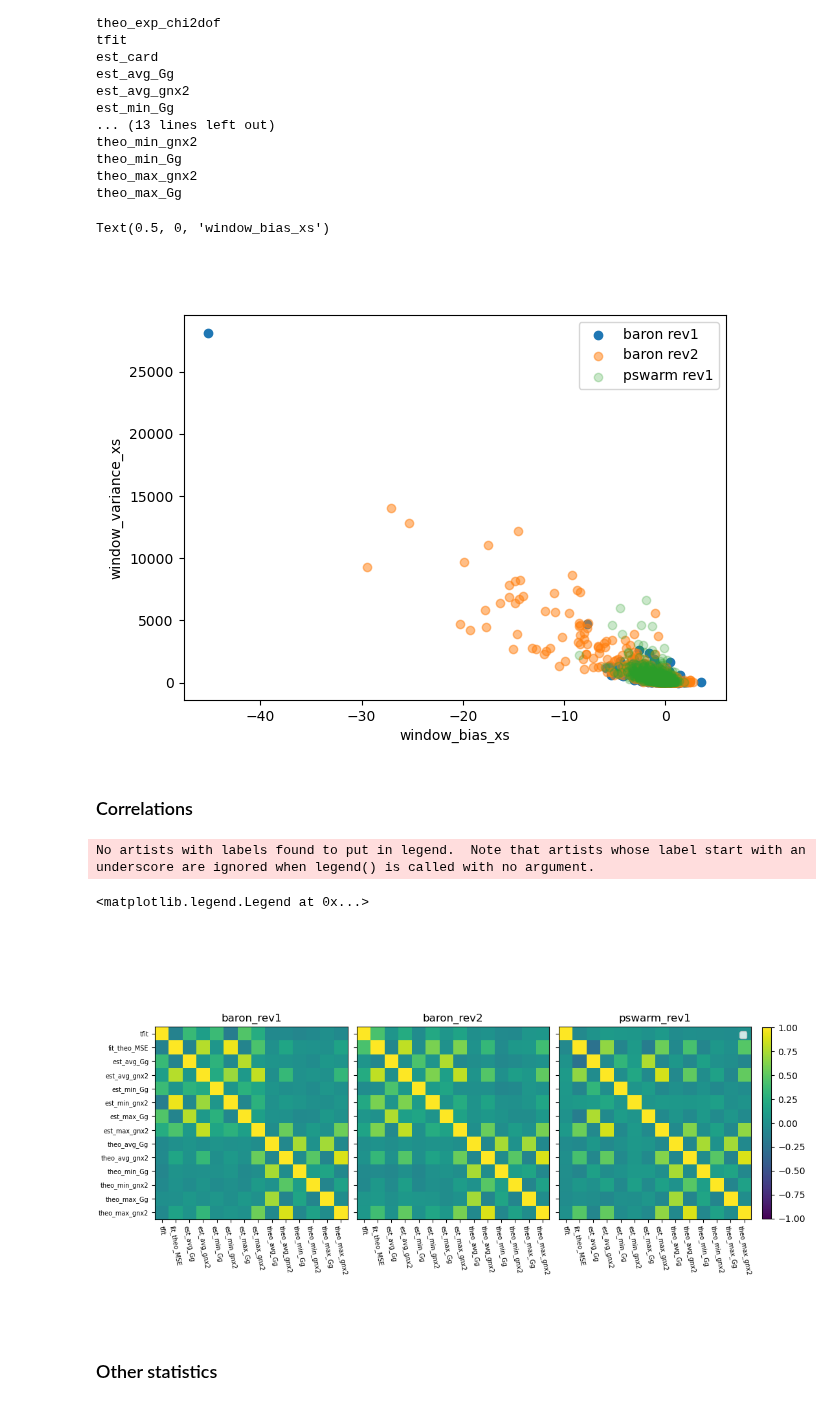
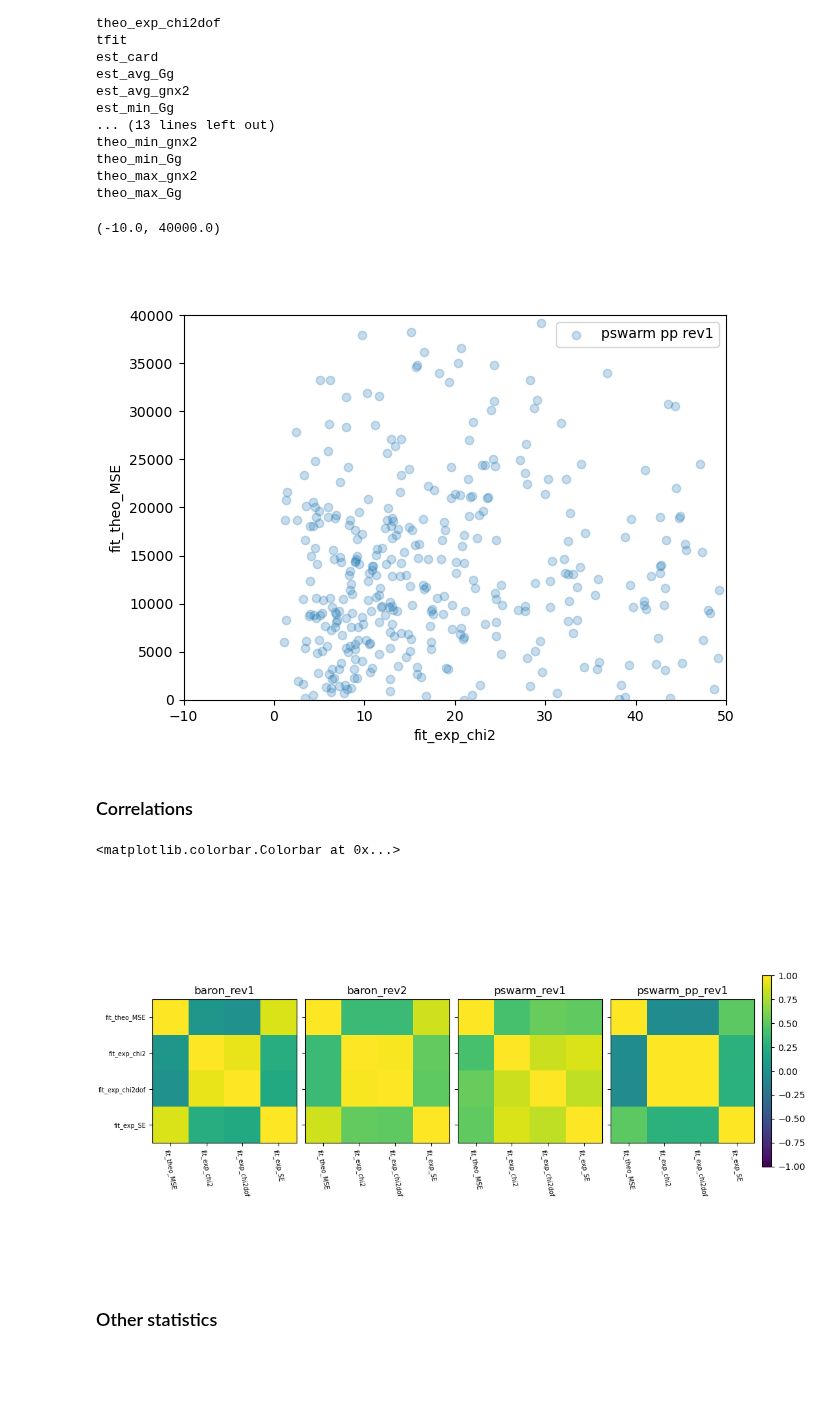
Before and after one commit to Naww137/ATARI, a Jupyter notebook: examples/UserExample_PiTFAll.ipynb, the cells around one changed output. Drawn from its saved outputs; the diff is of its cells as text; code cells hidden in the pictures; blank space fills up the shorter version.

```diff
--- a/examples/UserExample_PiTFAll.ipynb
+++ b/examples/UserExample_PiTFAll.ipynb
@@ -75,7 +75,7 @@ print(len(exp.energy_domain))
 # run a performance test with the PiTFAll module
 
 # case_file = './perf_test_baron'
-case_file = '/Users/noahwalton/Documents/GitHub/ATARI/Fitting/perf_test_baron.hdf5'
+case_file = '/Users/noahwalton/Documents/GitHub/ATARI/Fitting/perf_test_case1.hdf5'
 # case_file = '/Users/noahwalton/Documents/GitHub/ATARI/Fitting/perf_test_static_window_ladder.hdf5'
 # case_file = './test.hdf5'
 
@@ -158,4 +164,6 @@ Please run samples 0-500
 integral_FoMs_baron_rev1, integral_par_FoMs_baron_rev1, bv_pw_inwindow_baron_rev1, syndat_data_baron_rev1, printout_baron_rev1 = perf_test.analyze(Ta_pair, exp, 'baron')
 integral_FoMs_baron_rev2, integral_par_FoMs_baron_rev2, bv_pw_inwindow_baron_rev2, syndat_data_baron_rev2, printout_baron_rev2 = perf_test.analyze(Ta_pair, exp, 'baron_rev2')
 integral_FoMs_pswarm_rev1, integral_par_FoMs_pswarm_rev1, bv_pw_inwindow_pswarm_rev1, syndat_data_pswarm_rev1, printout_pswarm_rev1 = perf_test.analyze(Ta_pair, exp, 'pswarm_rev1')
+
+integral_FoMs_pswarm_pp_rev1, integral_par_FoMs_pswarm_pp_rev1, bv_pw_inwindow_pswarm_pp_rev1, syndat_data_pswarm_pp_rev1, printout_pswarm_pp_rev1 = perf_test.analyze(Ta_pair, exp, 'pswarm_pp_rev1')
 # pd.read_hdf(case_file, 'integral_FoMs')
@@ -230,6 +257,11 @@ joined_df_pswarm_rev1 = pd.concat([integral_FoMs_pswarm_rev1,
                                    bv_pw_inwindow_pswarm_rev1,
                                    syndat_data_pswarm_rev1],    axis=1)
 
+joined_df_pswarm_pp_rev1 = pd.concat([integral_FoMs_pswarm_pp_rev1,
+                                   integral_par_FoMs_pswarm_pp_rev1,
+                                   bv_pw_inwindow_pswarm_pp_rev1,
+                                   syndat_data_pswarm_pp_rev1],    axis=1)
+
 
 [print(each) for each in joined_df_baron_rev1.keys()];
 # %% [output]
@@ -251,71 +283,74 @@ theo_min_Gg
 theo_max_gnx2
 theo_max_Gg
 # %%
-x = 'window_bias_xs'
-y = 'window_variance_xs'
+x = 'fit_exp_chi2'
+y = 'fit_theo_MSE'
 
 figure(figsize=(7,5))
-scatter(joined_df_baron_rev1[x], joined_df_baron_rev1[y], label='baron rev1')
-scatter(joined_df_baron_rev2[x], joined_df_baron_rev2[y], label='baron rev2',alpha=0.5)
-scatter(joined_df_pswarm_rev1[x], joined_df_pswarm_rev1[y], label='pswarm rev1',alpha=0.25)
+# scatter(joined_df_baron_rev1[x], joined_df_baron_rev1[y], label='baron rev1')
+# scatter(joined_df_baron_rev2[x], joined_df_baron_rev2[y], label='baron rev2',alpha=0.5)
+# scatter(joined_df_pswarm_rev1[x], joined_df_pswarm_rev1[y], label='pswarm rev1',alpha=0.25)
+scatter(joined_df_pswarm_pp_rev1[x], joined_df_pswarm_pp_rev1[y], label='pswarm pp rev1',alpha=0.25)
 legend()
 ylabel(y)
 xlabel(x)
+xlim([-10,50])
+ylim([-10,40000])
 # %% [output]
-Text(0.5, 0, 'window_bias_xs')
+(-10.0, 40000.0)
-[figure, old version]
+[figure, new version]
 # %% [markdown]
 ### Correlations
 # %%
-# FoM_of_interest = ['tfit', 'fit_theo_MSE', 'fit_exp_chi2', 'theo_exp_chi2', 'window_bias_xs','window_variance_xs', 'NumEpts','NumRes', 'est_card', \
+FoM_of_interest = ['fit_theo_MSE', 'fit_exp_chi2', 'fit_exp_chi2dof', 'fit_exp_SE']#,'tfit','NumEpts','NumRes', 'est_card']
+# FoM_of_interest = ['tfit', 'fit_theo_MSE', \
 #                    'est_avg_Gg', 'est_avg_gnx2', 'est_min_Gg', 'est_min_gnx2','est_max_Gg', 'est_max_gnx2', \
 #                    'theo_avg_Gg', 'theo_avg_gnx2', 'theo_min_Gg', 'theo_min_gnx2', 'theo_max_Gg', 'theo_max_gnx2']
-FoM_of_interest = ['tfit', 'fit_theo_MSE', \
-                   'est_avg_Gg', 'est_avg_gnx2', 'est_min_Gg', 'est_min_gnx2','est_max_Gg', 'est_max_gnx2', \
-                   'theo_avg_Gg', 'theo_avg_gnx2', 'theo_min_Gg', 'theo_min_gnx2', 'theo_max_Gg', 'theo_max_gnx2']
 filtered_joined_df_baron_rev1 = joined_df_baron_rev1[FoM_of_interest]
 filtered_joined_df_baron_rev2 = joined_df_baron_rev2[FoM_of_interest]
 filtered_joined_df_pswarm_rev1 = joined_df_pswarm_rev1[FoM_of_interest]
+filtered_joined_df_pswarm_pp_rev1 = joined_df_pswarm_pp_rev1[FoM_of_interest]
 # %%
 correlation_baron_rev1 = filtered_joined_df_baron_rev1.corr()
 correlation_baron_rev2 = filtered_joined_df_baron_rev2.corr()
 correlation_pswarm_rev1 = filtered_joined_df_pswarm_rev1.corr()
+correlation_pswarm_pp_rev1 = filtered_joined_df_pswarm_pp_rev1.corr()
 
-fig, ax = subplots(1,3, figsize=(11,6), sharey=True, constrained_layout=True)
+fig, ax = subplots(1,4, figsize=(11,6), sharey=True, constrained_layout=True)
 
 
 im1 = ax[0].imshow(correlation_baron_rev1, vmin=-1, vmax=1); ax[0].set_title('baron_rev1')
 im2 = ax[1].imshow(correlation_baron_rev2, vmin=-1, vmax=1); ax[1].set_title('baron_rev2')
 im3 = ax[2].imshow(correlation_pswarm_rev1, vmin=-1, vmax=1); ax[2].set_title('pswarm_rev1')
+im3 = ax[3].imshow(correlation_pswarm_pp_rev1, vmin=-1, vmax=1); ax[3].set_title('pswarm_pp_rev1')
 
 from mpl_toolkits.axes_grid1 import make_axes_locatable
 
 for axis in ax:
     axis.set_xticks(range(len(filtered_joined_df_pswarm_rev1.keys())))
     axis.set_xticklabels([filtered_joined_df_pswarm_rev1.keys()[i] for i in range(len(filtered_joined_df_pswarm_rev1.keys()))], fontsize=7, rotation=-80)
     axis.set_yticks(range(len(filtered_joined_df_pswarm_rev1.keys())))
     axis.set_yticklabels([filtered_joined_df_pswarm_rev1.keys()[i] for i in range(len(filtered_joined_df_pswarm_rev1.keys()))], fontsize=7, rotation=0)
 
     # divider = make_axes_locatable(axis)
     # cax = divider.append_axes("right", size="5%", pad=0.05)
     # colorbar(im3, cax=cax)
 
 # fig.subplots_adjust(wspace=0.1)
-fig.colorbar(im2, ax=ax[2], shrink=0.5)
-legend()
+fig.colorbar(im2, ax=ax[3], shrink=0.5)
+# legend()
 # tight_layout()
 
 # divider = make_axes_locatable(ax[2])
 # cax = divider.append_axes("right", size="5%", pad=0.05)
 # colorbar(im3, cax=cax)
 
 # cb.set_clim(-1.0, 1.0)
 # cb.ax.tick_params(labelsize=10)
 # title('FoM Correlation', fontsize=10)
 # %% [output]
-No artists with labels found to put in legend.  Note that artists whose label start with an underscore are ignored when legend() is called with no argument.
+<matplotlib.colorbar.Colorbar at 0x...>
-<matplotlib.legend.Legend at 0x...>
-[figure, old version]
+[figure, new version]
 # %% [markdown]
 ### Other statistics
 # %%
```
Also changed, not shown: parts of 21 cells of this notebook, 16 other files.
